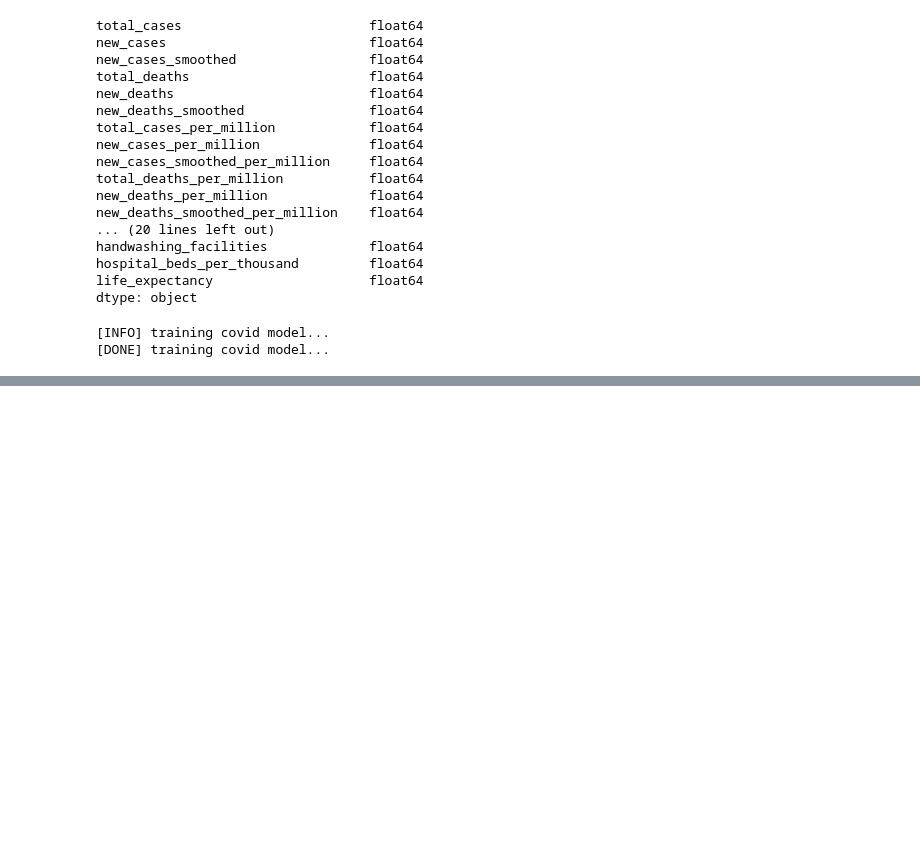
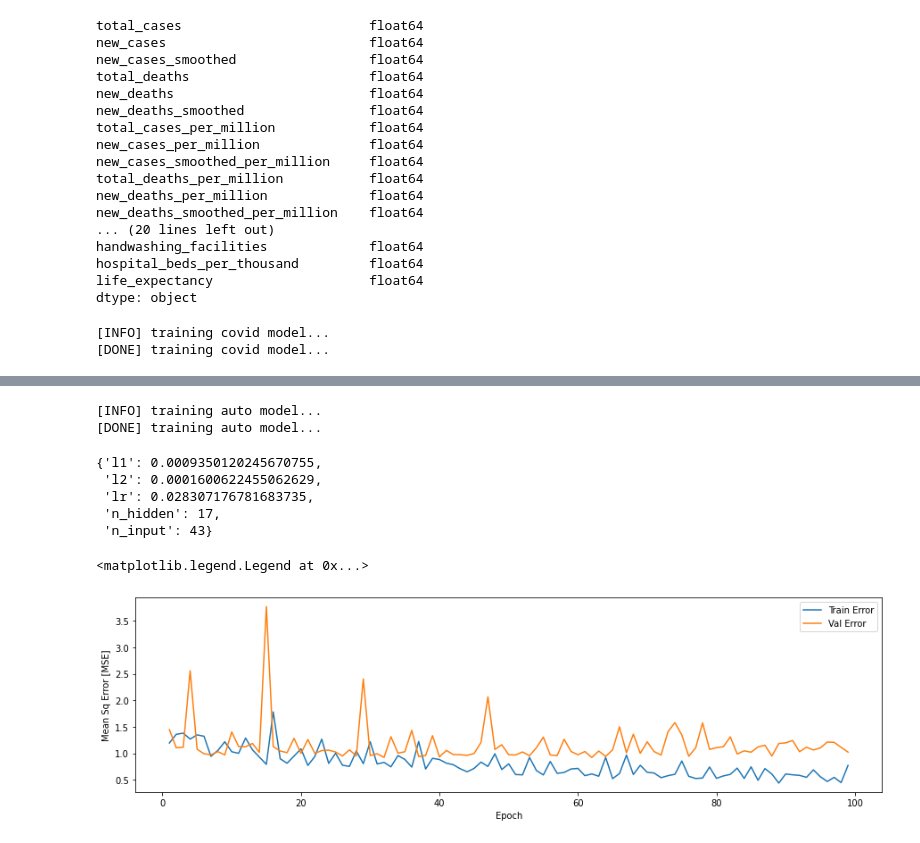
Before and after one commit to sherna90/mineria_datos, a Jupyter notebook: 8.-redes_neuronales.ipynb, the cells around one changed output, grey strips where cells are left out. Drawn from its saved outputs; the diff is of its cells as text; code cells hidden in the pictures; blank space fills up the shorter version.

```diff
--- a/8.-redes_neuronales.ipynb
+++ b/8.-redes_neuronales.ipynb
@@ -587,0 +587,10 @@ r^2 on test data : 0.203878
+# %%
+study = optuna.create_study(direction="minimize")
+study.optimize(objective, n_trials=100, timeout=600)
+
+print("Number of finished trials: {}".format(len(study.trials)))
+
+print("Best trial:")
+trial = study.best_trial
+
+print("  Value: {}".format(trial.value))
@@ -587,0 +618,41 @@ r^2 on test data : 0.203878
+# %%
+def build_auto_model(params):
+  clear_session()
+  model = Sequential()
+  input_dim=X_train.shape[1]
+  model.add(layers.Dense(params['n_input'],activation='relu',input_shape=[input_dim]))
+  model.add(layers.Dense(params['n_hidden'],activation='relu',
+                         kernel_regularizer=regularizers.l1_l2(l1=params['l1'], l2=params['l2'])))
+  model.add(layers.Dense(1,activation='linear'))
+  lr = params['lr']
+  model.compile(loss="mse", optimizer=RMSprop(lr=lr), metrics=['mae', 'mse'])
+  return model
+
+model=build_auto_model(study.best_params)
+print("[INFO] training auto model...")
+history=model.fit(x=X_train, y=y_train, validation_data=(X_test, y_test),
+                  use_multiprocessing=True,epochs=100, batch_size=32,verbose=0)
+print("[DONE] training auto model...")
+hist = pd.DataFrame(history.history)
+hist['epoch'] = history.epoch
+# %% [output]
+[INFO] training auto model...
+[DONE] training auto model...
+# %%
+study.best_params
+# %% [output]
+{'l1': 0.0009350120245670755,
+ 'l2': 0.0001600622455062629,
+ 'lr': 0.028307176781683735,
+ 'n_hidden': 17,
+ 'n_input': 43}
+# %%
+plt.figure(figsize=(15,4))
+plt.xlabel('Epoch')
+plt.ylabel('Mean Sq Error [MSE]')
+plt.plot(hist['epoch'][1:], hist['mse'][1:],label='Train Error')
+plt.plot(hist['epoch'][1:], hist['val_mse'][1:],label = 'Val Error')
+plt.legend()
+# %% [output]
+<matplotlib.legend.Legend at 0x...>
+[figure, added]
```
Also changed, not shown: parts of 6 cells of this notebook.
